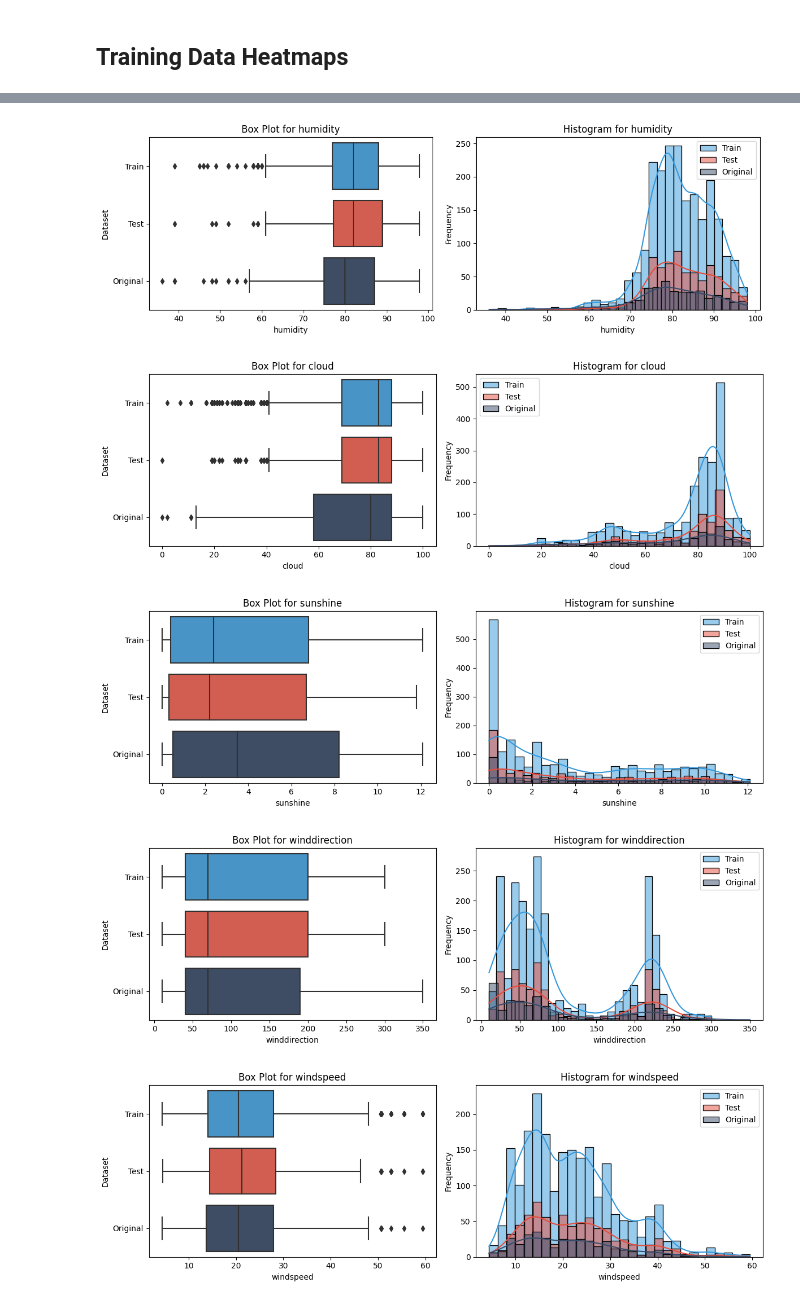
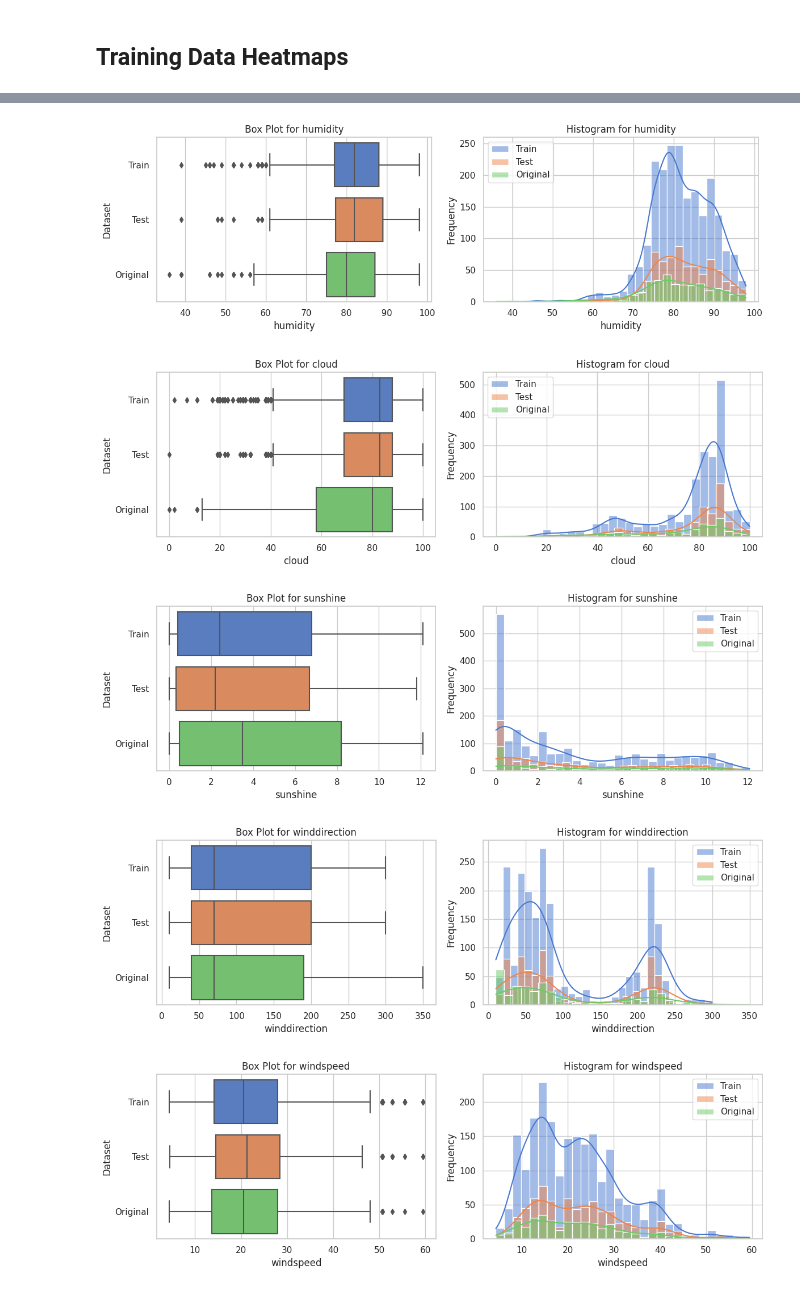
Before and after one commit to ChristopherIanPeck/kaggle-playground-series-s5, a Jupyter notebook: binary-prediction-challenge.ipynb, the cells around one changed output, grey strips where cells are left out. Drawn from its saved outputs; the diff is of its cells as text; code cells hidden in the pictures.

```diff
--- a/binary-prediction-challenge.ipynb
+++ b/binary-prediction-challenge.ipynb
@@ -20,6 +20,11 @@ import numpy as  np
 import matplotlib.pyplot as plt
 import seaborn as sns
 
+
+
+
+sns.set_theme(style="whitegrid", palette="muted")
+
 print('Libaires imported')
 # %% [output]
 Libaires imported
@@ -283,21 +275,19 @@ variables = [col for col in train_data.columns if col in numerical_variables]
 
 def create_variable_plots(variable):
 
-    custom_palette = ['#3498db', '#e74c3c','#384C6A']
-
     fig, axes = plt.subplots(1, 2, figsize=(12, 4))
 
     # Box plot
     plt.subplot(1, 2, 1)
-    sns.boxplot(data=pd.concat([train_data, test_data,original_data.dropna()]), x=variable, y='Dataset', palette=custom_palette)
+    sns.boxplot(data=pd.concat([train_data, test_data,original_data.dropna()]), x=variable, y='Dataset')
     plt.xlabel(variable)
     plt.title(f"Box Plot for {variable}")
 
     # Histograms
     plt.subplot(1, 2, 2)
-    sns.histplot(data=train_data, x=variable, color=custom_palette[0], kde=True, bins=30, label="Train")
-    sns.histplot(data=test_data, x=variable, color=custom_palette[1], kde=True, bins=30, label="Test")
-    sns.histplot(data=original_data.dropna(), x=variable, color=custom_palette[2], kde=True, bins=30, label="Original")
+    sns.histplot(data=train_data, x=variable, kde=True, bins=30, label="Train")
+    sns.histplot(data=test_data, x=variable, kde=True, bins=30, label="Test")
+    sns.histplot(data=original_data.dropna(), x=variable, kde=True, bins=30, label="Original")
     plt.xlabel(variable)
     plt.ylabel("Frequency")
     plt.title(f"Histogram for {variable}")
@@ -322,5 +312,5 @@ original_data.drop('Dataset', axis=1, inplace=True)
-[figure, old version]
+[figure, new version]
-[figure, old version]
+[figure, new version]
-[figure, old version]
+[figure, new version]
-[figure, old version]
+[figure, new version]
-[figure, old version]
+[figure, new version]
```
Also changed, not shown: parts of 3 cells of this notebook.
